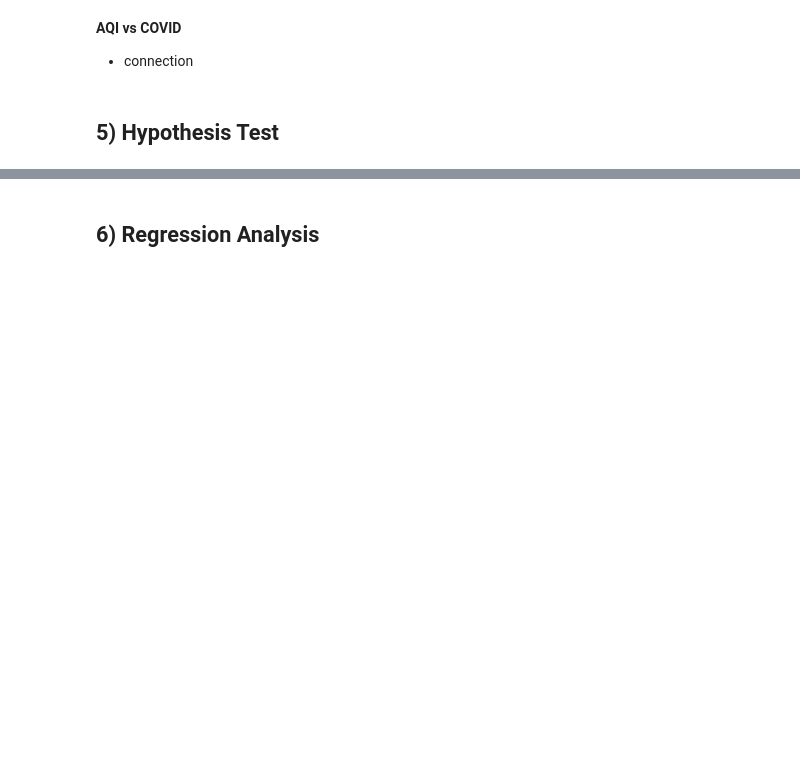
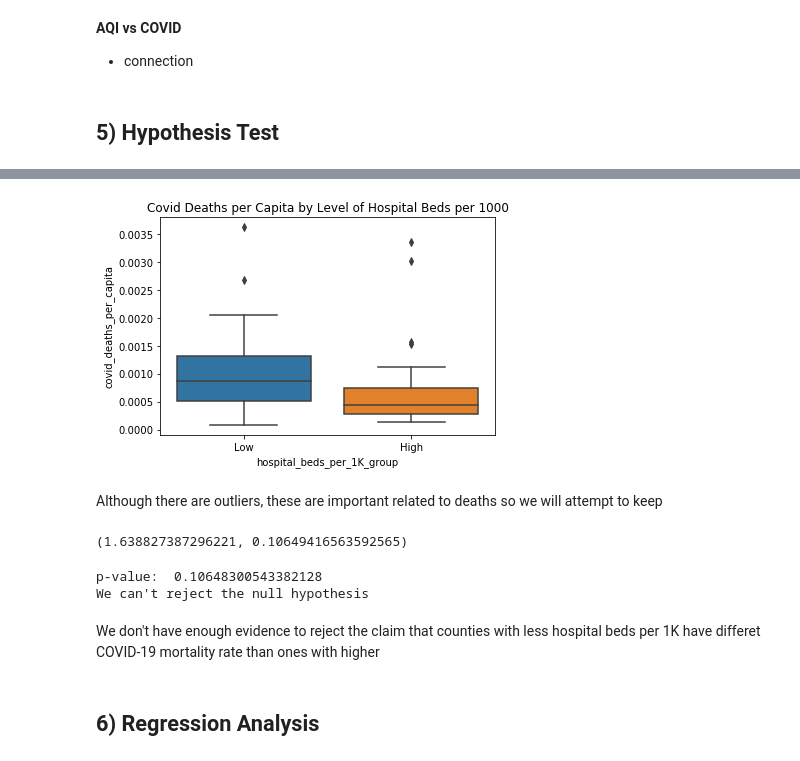
Before and after one commit to rachelleperez/Does_air_quality_affect_COVID-19_mortality, a Jupyter notebook: covid_vs_air_quality.ipynb, the cells around one changed output, grey strips where cells are left out. Drawn from its saved outputs; the diff is of its cells as text; code cells hidden in the pictures; blank space fills up the shorter version.

```diff
--- a/covid_vs_air_quality.ipynb
+++ b/covid_vs_air_quality.ipynb
@@ -2830,3 +2865,37 @@ In addition, we find interesting correlations relating to air quality with the s
+# %%
+hospital_beds_per_1k_median = county_hospital['hospital_beds_per_1K'].median()
+county_hospital['hospital_beds_per_1K_group'] = np.where(county_hospital['hospital_beds_per_1K'] <hospital_beds_per_1k_median, 'High', 'Low')
+# %%
+#Does any of the group have outliers?
+ax = sns.boxplot(x="hospital_beds_per_1K_group", y="covid_deaths_per_capita", data=county_hospital).set_title('Covid Deaths per Capita by Level of Hospital Beds per 1000')
+# %% [output]
+[figure, added]
+# %% [markdown]
+Although there are outliers, these are important related to deaths so we will attempt to keep
+# %%
+less_beds = county_hospital.loc[county_hospital['hospital_beds_per_1K_group']=='Low']["covid_deaths_per_capita"]
+more_beds = county_hospital.loc[county_hospital['hospital_beds_per_1K_group']=='High']["covid_deaths_per_capita"]
+
+statistic, pvalue = stats.ttest_ind(less_beds,more_beds, equal_var=False)
+statistic, pvalue
+# %% [output]
+(1.638827387296221, 0.10649416563592565)
+# %%
+alpha = .05
+
+results = stats.ttest_ind(less_beds, more_beds)
+
+print('p-value: ', results.pvalue)
+
+if (results.pvalue < alpha):
+        print("We reject the null hypothesis")
+else:
+        print("We can't reject the null hypothesis")
+# %% [output]
+p-value:  0.10648300543382128
+We can't reject the null hypothesis
+# %% [markdown]
+We don't have enough evidence to reject the claim that counties with less hospital beds per 1K have differet COVID-19 mortality rate than ones with higher
 # %% [markdown]
 ## 6) Regression Analysis <a class="anchor" id="regression"></a>
 # %% [markdown]
```
Also changed, not shown: parts of 30 cells of this notebook, 1 other file.
